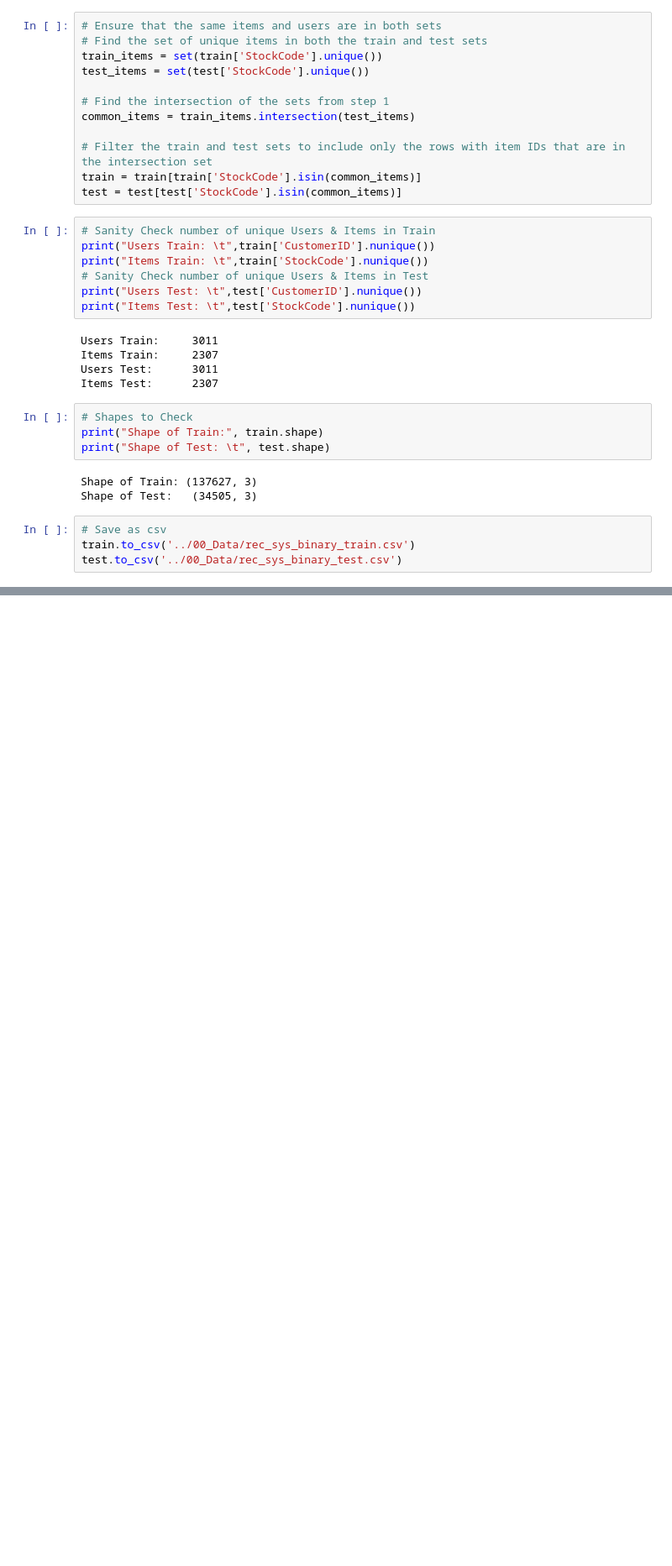
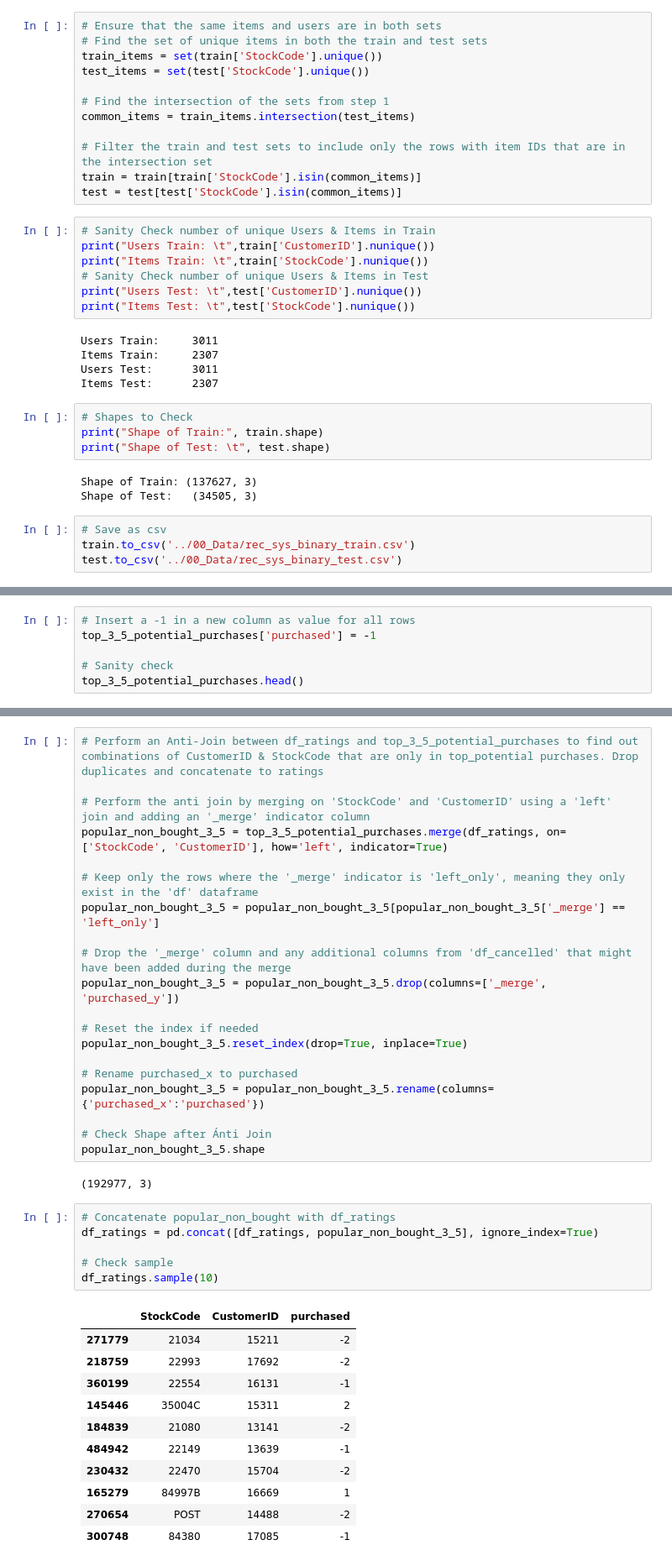
Before and after one commit to uadR1/Master-Thesis-Building-and-Evaluating-Candidate-Generation-Models-with-Neural-Networks, a Jupyter notebook: 02_Data_Preparation/02_RecSys_Preparation.ipynb, the cells around one changed output, grey strips where cells are left out. Shown at 84% size. Drawn from its saved outputs; the diff is of its cells as text; blank space fills up the shorter version.

```diff
--- a/02_Data_Preparation/02_RecSys_Preparation.ipynb
+++ b/02_Data_Preparation/02_RecSys_Preparation.ipynb
@@ -127,0 +340,6 @@ test.to_csv('../00_Data/rec_sys_binary_test.csv')
+# %%
+# Insert a -1 in a new column as value for all rows
+top_3_5_potential_purchases['purchased'] = -1
+
+# Sanity check
+top_3_5_potential_purchases.head()
@@ -127,0 +353,40 @@ test.to_csv('../00_Data/rec_sys_binary_test.csv')
+# %%
+# Perform an Anti-Join between df_ratings and top_3_5_potential_purchases to find out combinations of CustomerID & StockCode that are only in top_potential purchases. Drop duplicates and concatenate to ratings
+
+# Perform the anti join by merging on 'StockCode' and 'CustomerID' using a 'left' join and adding an '_merge' indicator column
+popular_non_bought_3_5 = top_3_5_potential_purchases.merge(df_ratings, on=['StockCode', 'CustomerID'], how='left', indicator=True)
+
+# Keep only the rows where the '_merge' indicator is 'left_only', meaning they only exist in the 'df' dataframe
+popular_non_bought_3_5 = popular_non_bought_3_5[popular_non_bought_3_5['_merge'] == 'left_only']
+
+# Drop the '_merge' column and any additional columns from 'df_cancelled' that might have been added during the merge
+popular_non_bought_3_5 = popular_non_bought_3_5.drop(columns=['_merge', 'purchased_y'])
+
+# Reset the index if needed
+popular_non_bought_3_5.reset_index(drop=True, inplace=True)
+
+# Rename purchased_x to purchased
+popular_non_bought_3_5 = popular_non_bought_3_5.rename(columns={'purchased_x':'purchased'})
+
+# Check Shape after Ánti Join
+popular_non_bought_3_5.shape
+# %% [output]
+(192977, 3)
+# %%
+# Concatenate popular_non_bought with df_ratings
+df_ratings = pd.concat([df_ratings, popular_non_bought_3_5], ignore_index=True)
+
+# Check sample
+df_ratings.sample(10)
+# %% [output]
+|  | StockCode | CustomerID | purchased |
+| 271779 | 21034 | 15211 | -2 |
+| 218759 | 22993 | 17692 | -2 |
+| 360199 | 22554 | 16131 | -1 |
+| 145446 | 35004C | 15311 | 2 |
+| 184839 | 21080 | 13141 | -2 |
+| 484942 | 22149 | 13639 | -1 |
+| 230432 | 22470 | 15704 | -2 |
+| 165279 | 84997B | 16669 | 1 |
+| 270654 | POST | 14488 | -2 |
+| 300748 | 84380 | 17085 | -1 |
```
Also changed, not shown: parts of 32 cells of this notebook, 1 other file.
